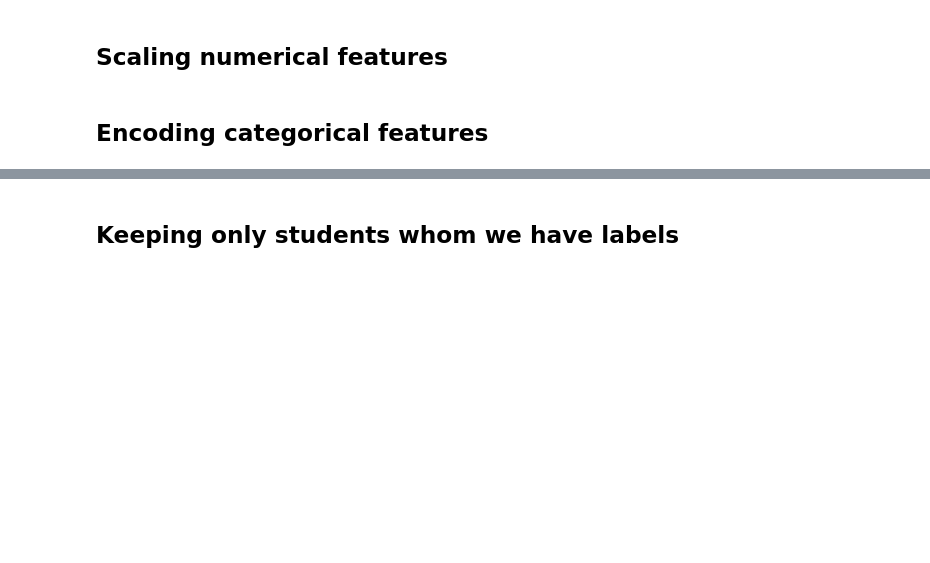
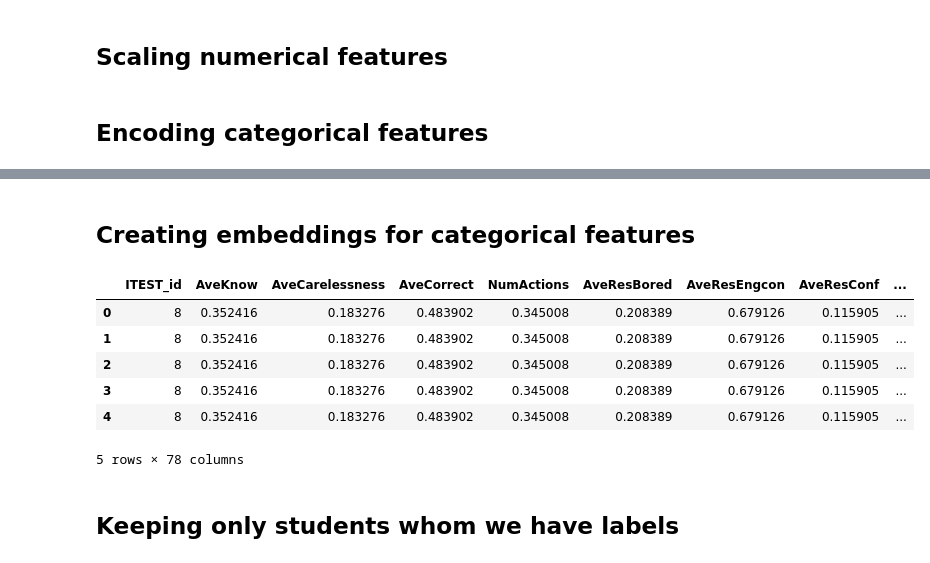
Before and after one commit to darioAnongba/ASSIStments-Competition, a Jupyter notebook: Data_creator.ipynb, the cells around one changed output, grey strips where cells are left out. Cells and saved outputs as stored; diff of their text form; code cells hidden in the pictures; blank space fills up the shorter version.

```diff
--- a/Data_creator.ipynb
+++ b/Data_creator.ipynb
@@ -153,3 +152,33 @@ student_logs_categorical.head()
+# %% [markdown]
+## Creating embeddings for categorical features
+# %%
+dim_embeddings = 3
+
+for column in categorical_features:
+    categories_idx = []
+    embeddings = []
+
+    for idx in student_logs_categorical[column]:
+        categories_idx.append(idx.item())
+
+    embeds = nn.Embedding(len(categories_idx), dim_embeddings) # 3 dimensional embeddings
+    lookup_tensor = torch.LongTensor(np.asarray(categories_idx))
+    embed = embeds(Variable(lookup_tensor))
+
+    df = pd.DataFrame(embed.data.numpy()).rename(columns={'0': column+'_0', '1': column+'_1', '2':column+'_2'})
+    df.columns = [column+'_0', column+'_1', column+'_2']
+    student_logs_categorical = pd.concat([student_logs_categorical, df], axis=1)
+
+student_logs_categorical.drop(categorical_features, axis=1, inplace=True)
+student_logs_categorical.head()
+# %% [output]
+|  | ITEST_id | AveKnow | AveCarelessness | AveCorrect | NumActions | AveResBored | AveResEngcon | AveResConf | ... |
+| 0 | 8 | 0.352416 | 0.183276 | 0.483902 | 0.345008 | 0.208389 | 0.679126 | 0.115905 | ... |
+| 1 | 8 | 0.352416 | 0.183276 | 0.483902 | 0.345008 | 0.208389 | 0.679126 | 0.115905 | ... |
+| 2 | 8 | 0.352416 | 0.183276 | 0.483902 | 0.345008 | 0.208389 | 0.679126 | 0.115905 | ... |
+| 3 | 8 | 0.352416 | 0.183276 | 0.483902 | 0.345008 | 0.208389 | 0.679126 | 0.115905 | ... |
+| 4 | 8 | 0.352416 | 0.183276 | 0.483902 | 0.345008 | 0.208389 | 0.679126 | 0.115905 | ... |
+5 rows × 78 columns
 # %% [markdown]
 ## Keeping only students whom we have labels
 # %%
```
Also changed, not shown: parts of 8 cells of this notebook, 3 other files.
